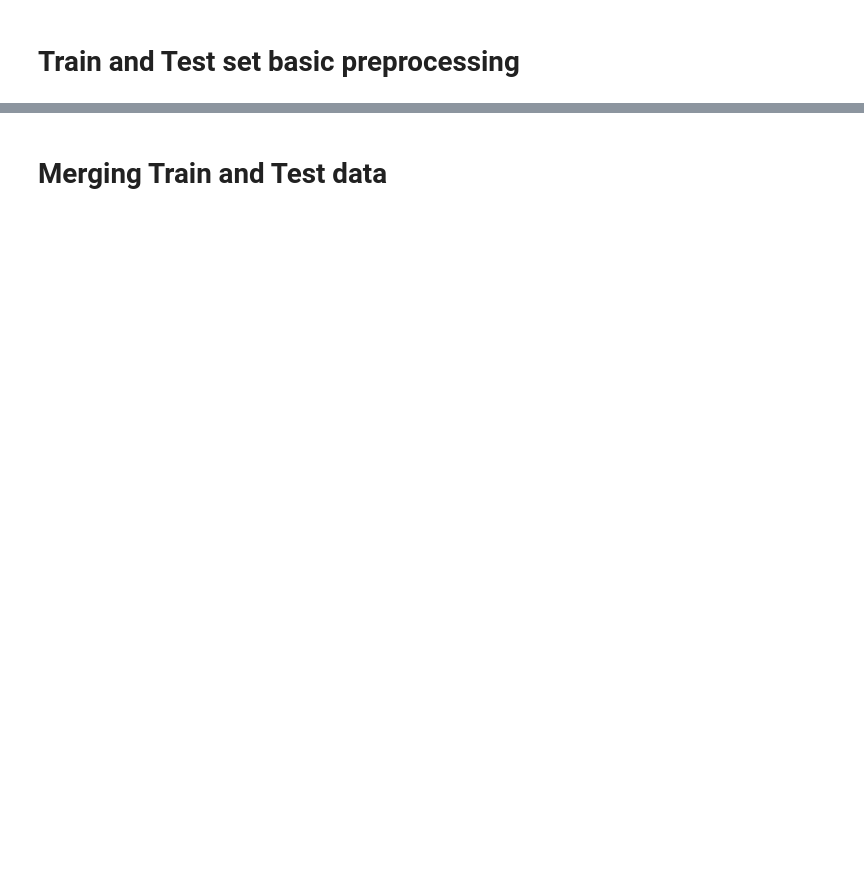
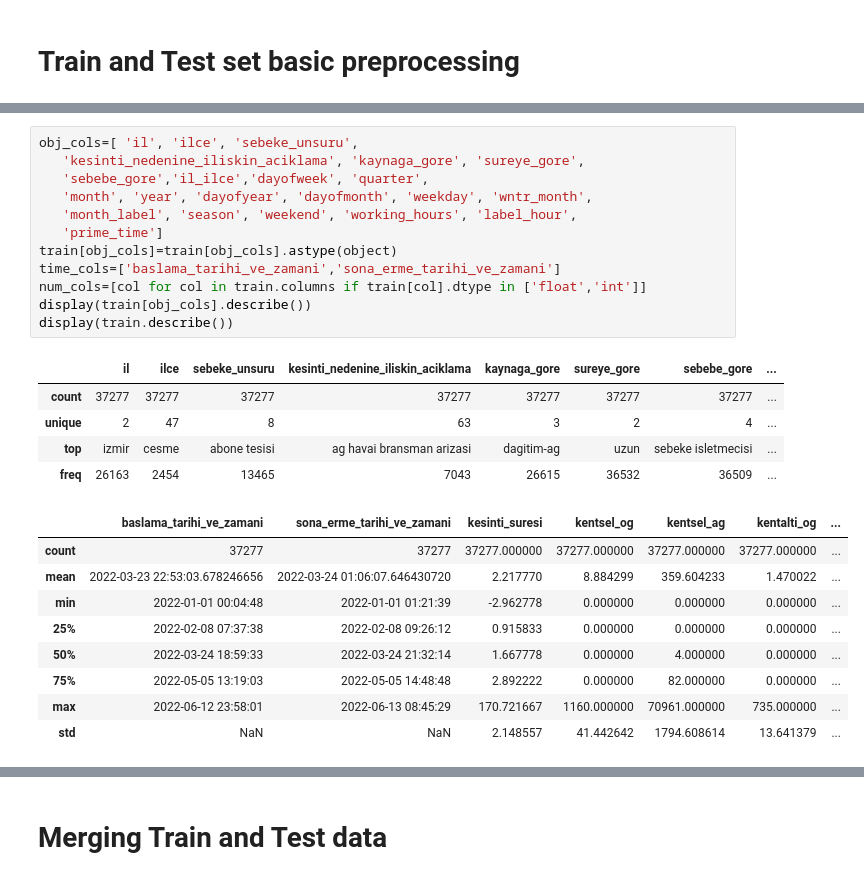
Before and after one commit to arukemre/Gediz-Elektrik-POWER-OUTAGE, a Jupyter notebook: gediz_elektrik.ipynb, the cells around one changed output, grey strips where cells are left out. Cells and saved outputs as stored; diff of their text form; blank space fills up the shorter version.

```diff
--- a/gediz_elektrik.ipynb
+++ b/gediz_elektrik.ipynb
@@ -188,0 +261,27 @@ test shape: (16751, 22)
+# %%
+obj_cols=[ 'il', 'ilce', 'sebeke_unsuru',
+   'kesinti_nedenine_iliskin_aciklama', 'kaynaga_gore', 'sureye_gore',
+   'sebebe_gore','il_ilce','dayofweek', 'quarter',
+   'month', 'year', 'dayofyear', 'dayofmonth', 'weekday', 'wntr_month',
+   'month_label', 'season', 'weekend', 'working_hours', 'label_hour',
+   'prime_time']
+train[obj_cols]=train[obj_cols].astype(object)
+time_cols=['baslama_tarihi_ve_zamani','sona_erme_tarihi_ve_zamani']
+num_cols=[col for col in train.columns if train[col].dtype in ['float','int']]
+display(train[obj_cols].describe())
+display(train.describe())
+# %% [output]
+|  | il | ilce | sebeke_unsuru | kesinti_nedenine_iliskin_aciklama | kaynaga_gore | sureye_gore | sebebe_gore | ... |
+| count | 37277 | 37277 | 37277 | 37277 | 37277 | 37277 | 37277 | ... |
+| unique | 2 | 47 | 8 | 63 | 3 | 2 | 4 | ... |
+| top | izmir | cesme | abone tesisi | ag havai bransman arizasi | dagitim-ag | uzun | sebeke isletmecisi | ... |
+| freq | 26163 | 2454 | 13465 | 7043 | 26615 | 36532 | 36509 | ... |
+|  | baslama_tarihi_ve_zamani | sona_erme_tarihi_ve_zamani | kesinti_suresi | kentsel_og | kentsel_ag | kentalti_og | ... |
+| count | 37277 | 37277 | 37277.000000 | 37277.000000 | 37277.000000 | 37277.000000 | ... |
+| mean | 2022-03-23 22:53:03.678246656 | 2022-03-24 01:06:07.646430720 | 2.217770 | 8.884299 | 359.604233 | 1.470022 | ... |
+| min | 2022-01-01 00:04:48 | 2022-01-01 01:21:39 | -2.962778 | 0.000000 | 0.000000 | 0.000000 | ... |
+| 25% | 2022-02-08 07:37:38 | 2022-02-08 09:26:12 | 0.915833 | 0.000000 | 0.000000 | 0.000000 | ... |
+| 50% | 2022-03-24 18:59:33 | 2022-03-24 21:32:14 | 1.667778 | 0.000000 | 4.000000 | 0.000000 | ... |
+| 75% | 2022-05-05 13:19:03 | 2022-05-05 14:48:48 | 2.892222 | 0.000000 | 82.000000 | 0.000000 | ... |
+| max | 2022-06-12 23:58:01 | 2022-06-13 08:45:29 | 170.721667 | 1160.000000 | 70961.000000 | 735.000000 | ... |
+| std | NaN | NaN | 2.148557 | 41.442642 | 1794.608614 | 13.641379 | ... |
```
Also changed, not shown: parts of 38 cells of this notebook, 4 other files.
